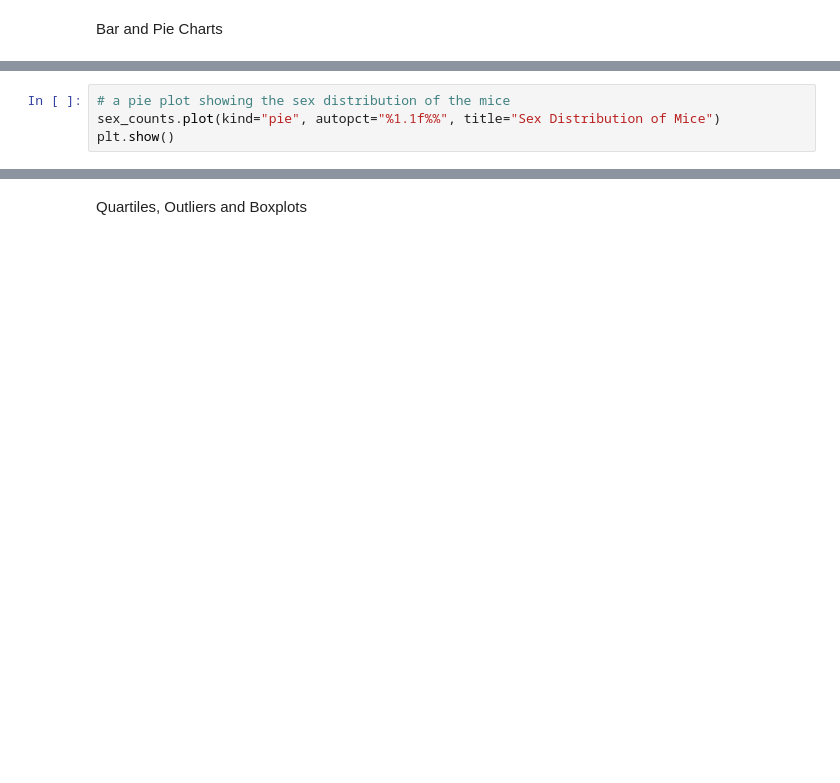
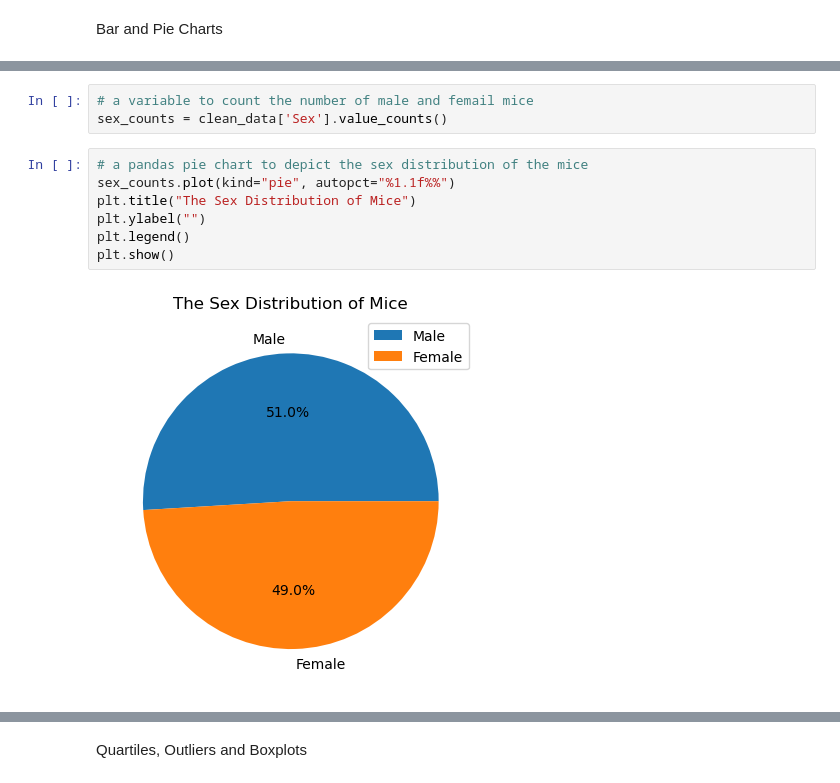
Before and after one commit to gmmarsh/didactic-giggle, a Jupyter notebook: Pymaceuticals/pymaceuticals_final_analysis.ipynb, the cells around one changed output, grey strips where cells are left out. Cells and saved outputs as stored; diff of their text form; blank space fills up the shorter version.

```diff
--- a/Pymaceuticals/pymaceuticals_final_analysis.ipynb
+++ b/Pymaceuticals/pymaceuticals_final_analysis.ipynb
@@ -179,5 +106,13 @@ plt.show()
+# %%
+# a variable to count the number of male and femail mice
+sex_counts = clean_data['Sex'].value_counts()
 # %%
-# a pie plot showing the sex distribution of the mice
-sex_counts.plot(kind="pie", autopct="%1.1f%%", title="Sex Distribution of Mice")
+# a pandas pie chart to depict the sex distribution of the mice
+sex_counts.plot(kind="pie", autopct="%1.1f%%")
+plt.title("The Sex Distribution of Mice")
+plt.ylabel("")
+plt.legend()
 plt.show()
+# %% [output]
+[figure, added]
 # %%
```
Also changed, not shown: parts of 20 cells of this notebook.
